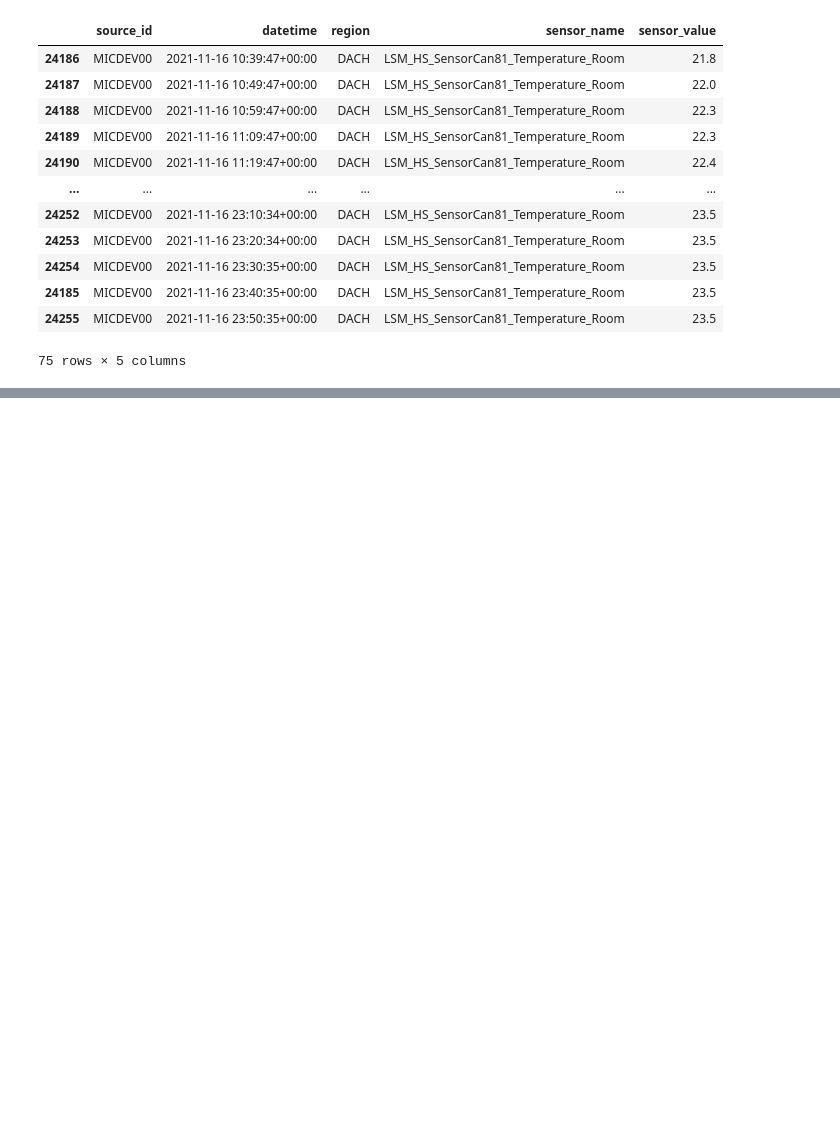
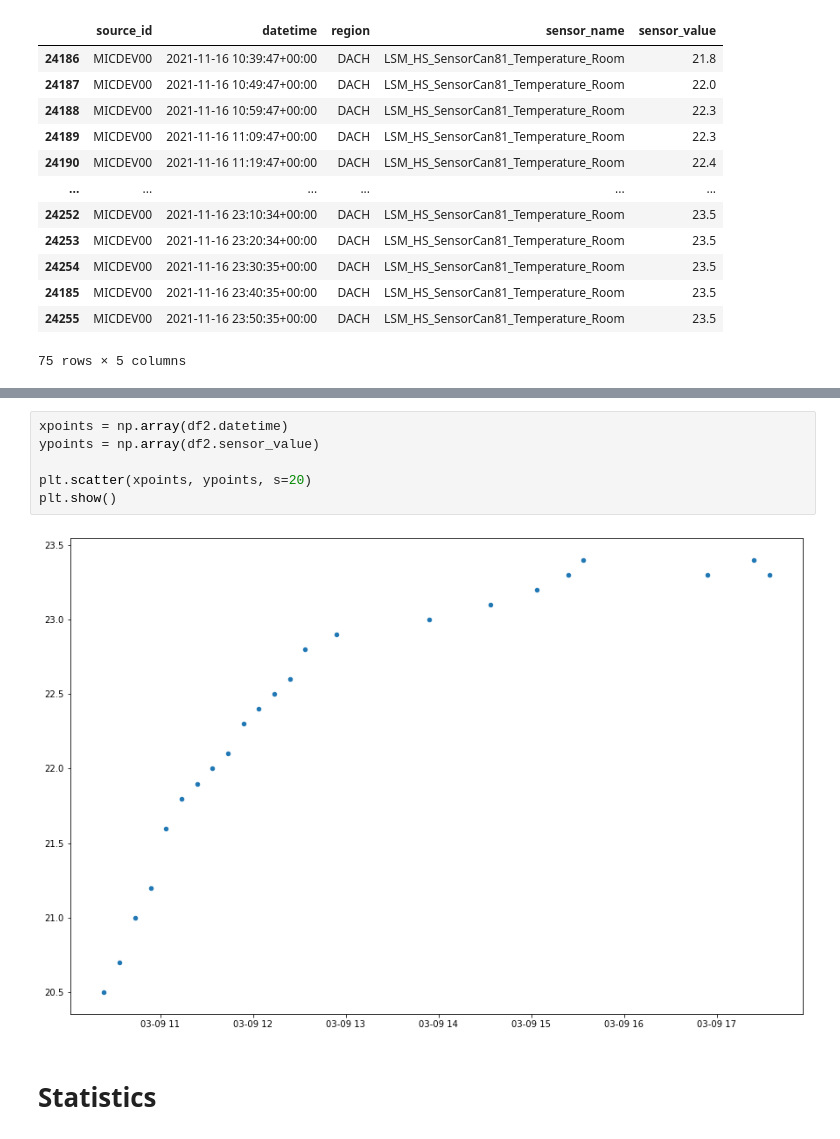
Before and after one commit to IceMikl/HackTum2021, a Jupyter notebook: data_processing.ipynb, the cells around one changed output, grey strips where cells are left out. Drawn from its saved outputs; the diff is of its cells as text; blank space fills up the shorter version.

```diff
--- a/data_processing.ipynb
+++ b/data_processing.ipynb
@@ -123,0 +166,10 @@ get_time_interval(new_df, '2021-11-16', '2021-11-17')
+# %%
+xpoints = np.array(df2.datetime)
+ypoints = np.array(df2.sensor_value)
+
+plt.scatter(xpoints, ypoints, s=20)
+plt.show()
+# %% [output]
+[figure, added]
+# %% [markdown]
+# Statistics
```
Also changed, not shown: parts of 8 cells of this notebook.
